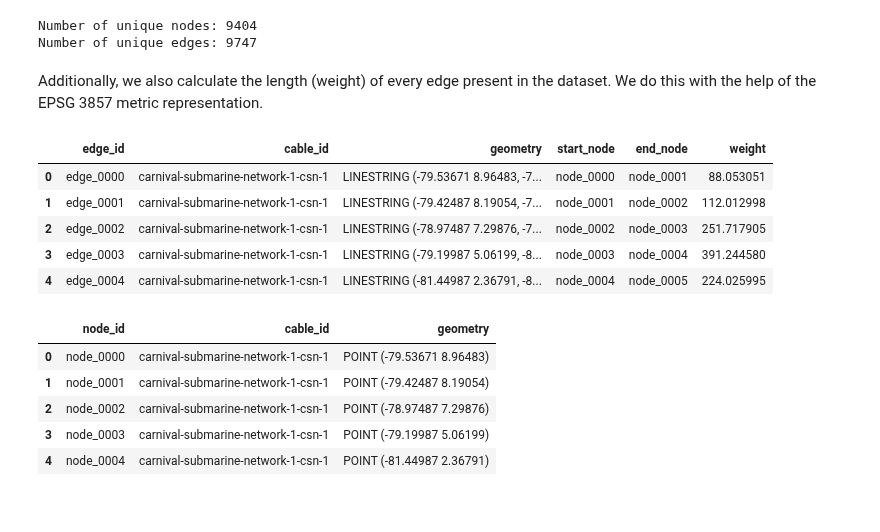
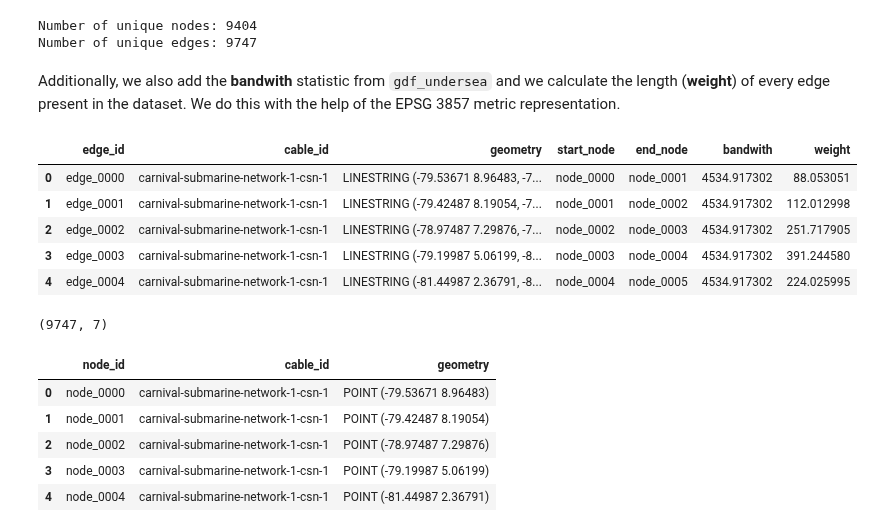
Before and after one commit to kovy21/qc-dsai, a Jupyter notebook: notebooks/1-data-preparation.ipynb, the cells around one changed output. Cells and saved outputs as stored; diff of their text form; code cells hidden in the pictures.

Commit message:
Added bandwith

```diff
--- a/notebooks/1-data-preparation.ipynb
+++ b/notebooks/1-data-preparation.ipynb
@@ -64,0 +67,5 @@ gdf_undersea.head()
+# %%
+gdf_undersea_measurement = gdf_undersea.copy(deep=False)
+gdf_undersea_measurement = gdf_undersea_measurement.to_crs(3857)  # Set CRS to EPSG:3857 for measurement
+gdf_undersea["bandwith"] = gdf_undersea_measurement["geometry"].apply(lambda x: x.length / 1000)  # Length in km
+gdf_undersea.head()
@@ -107,0 +126,26 @@ plt.show()
+# %%
+from shapely.geometry import MultiLineString
+
+duplicate_ids = gdf_undersea[gdf_undersea.duplicated(subset=["id"], keep=False)]["id"].unique()
+df_cables_doubled = gdf_undersea[gdf_undersea["id"].isin(duplicate_ids)].sort_values(by="id")
+
+gdf_y = gpd.GeoDataFrame() # New DF
+
+for i in duplicate_ids:
+    df_x = df_cables_doubled[df_cables_doubled["id"] == i].copy()
+    if len(df_x) < 2:
+        print(f"Skipping ID {i} due to insufficient entries.")
+        continue
+    joined_geoms = MultiLineString(list(df_x.geometry.iloc[0].geoms) + list(df_x.geometry.iloc[1].geoms))
+    joined_bandwidth = df_x.bandwith.iloc[0] + df_x.bandwith.iloc[1]
+    df_x = df_x.drop_duplicates(subset=["id"]).iloc[[0]]
+    df_x["geometry"] = [joined_geoms]
+    df_x["bandwith"] = joined_bandwidth
+    gdf_y = pd.concat([gdf_y, df_x], ignore_index=True)
+
+# Add those entries back to the original GeoDataFrame
+gdf_undersea = gdf_undersea[~gdf_undersea["id"].isin(duplicate_ids)]
+gdf_undersea = pd.concat([gdf_undersea, gdf_y], ignore_index=True)
+gdf_undersea.to_file("../data/gdf_undersea.geojson", driver="GeoJSON") # Persist file
+
+gdf_y
@@ -165,31 +218,39 @@ print("Number of unique nodes:", gdf_nodes.shape[0],
 Number of unique nodes: 9404
 Number of unique edges: 9747
 # %% [markdown]
-Additionally, we also calculate the length (weight) of every edge present in the dataset. We do this with the help of the EPSG 3857 metric representation.
+Additionally, we also add the **bandwith** statistic from `gdf_undersea` and we calculate the length (**weight**) of every edge present in the dataset. We do this with the help of the EPSG 3857 metric representation.
 # %%
+# Add bandwith information to edges from undersea cables
+
+gdf_edges = pd.merge(gdf_edges, gdf_undersea[["id", "bandwith"]], left_on="cable_id", right_on="id", how="left").drop("id", axis=1)
+
 # Find the length of each undersea cable in kilometers
 
 gdf_edge_measurement = gdf_edges.copy(deep=False)
 gdf_edge_measurement = gdf_edge_measurement.to_crs(3857)  # Set CRS to EPSG:3857 for measurement
 gdf_edge_measurement["weight"] = gdf_edge_measurement["geometry"].apply(lambda x: x.length / 1000)  # Length in km
 
 # Add the length of each cable to the original GeoDataFrame
 gdf_edges["weight"] = gdf_edge_measurement["weight"]
 
 gdf_edges = gdf_edges.reset_index()
-gdf_edges.columns = ["edge_id", "cable_id", "geometry", "start_node", "end_node", "weight"]
+gdf_edges.columns = ["edge_id", "cable_id", "geometry", "start_node", "end_node", "bandwith", "weight"]
 gdf_edges["edge_id"] = gdf_edges.edge_id.apply(lambda x: f"edge_{x:04d}")
 gdf_edges["start_node"] = gdf_edges.start_node.apply(lambda x: f"node_{x:04d}")
 gdf_edges["end_node"] = gdf_edges.end_node.apply(lambda x: f"node_{x:04d}")
 
 gdf_edges.head()
 # %% [output]
-|  | edge_id | cable_id | geometry | start_node | end_node | weight |
-| 0 | edge_0000 | carnival-submarine-network-1-csn-1 | LINESTRING (-79.53671 8.96483, -7... | node_0000 | node_0001 | 88.053051 |
-| 1 | edge_0001 | carnival-submarine-network-1-csn-1 | LINESTRING (-79.42487 8.19054, -7... | node_0001 | node_0002 | 112.012998 |
-| 2 | edge_0002 | carnival-submarine-network-1-csn-1 | LINESTRING (-78.97487 7.29876, -7... | node_0002 | node_0003 | 251.717905 |
-| 3 | edge_0003 | carnival-submarine-network-1-csn-1 | LINESTRING (-79.19987 5.06199, -8... | node_0003 | node_0004 | 391.244580 |
-| 4 | edge_0004 | carnival-submarine-network-1-csn-1 | LINESTRING (-81.44987 2.36791, -8... | node_0004 | node_0005 | 224.025995 |
+|  | edge_id | cable_id | geometry | start_node | end_node | bandwith | weight |
+| 0 | edge_0000 | carnival-submarine-network-1-csn-1 | LINESTRING (-79.53671 8.96483, -7... | node_0000 | node_0001 | 4534.917302 | 88.053051 |
+| 1 | edge_0001 | carnival-submarine-network-1-csn-1 | LINESTRING (-79.42487 8.19054, -7... | node_0001 | node_0002 | 4534.917302 | 112.012998 |
+| 2 | edge_0002 | carnival-submarine-network-1-csn-1 | LINESTRING (-78.97487 7.29876, -7... | node_0002 | node_0003 | 4534.917302 | 251.717905 |
+| 3 | edge_0003 | carnival-submarine-network-1-csn-1 | LINESTRING (-79.19987 5.06199, -8... | node_0003 | node_0004 | 4534.917302 | 391.244580 |
+| 4 | edge_0004 | carnival-submarine-network-1-csn-1 | LINESTRING (-81.44987 2.36791, -8... | node_0004 | node_0005 | 4534.917302 | 224.025995 |
+# %%
+gdf_edges.shape
+# %% [output]
+(9747, 7)
 # %%
 gdf_nodes = gdf_nodes[["node_id", "cable_id", "geometry"]]
 gdf_nodes["node_id"] = gdf_nodes.node_id.apply(lambda x: f"node_{x:04d}")
```
Also changed, not shown: parts of 5 cells of this notebook, 3 other files.
